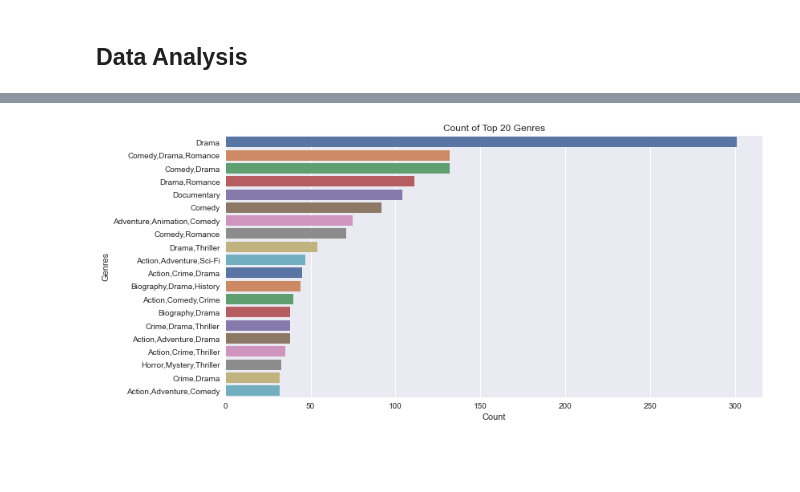
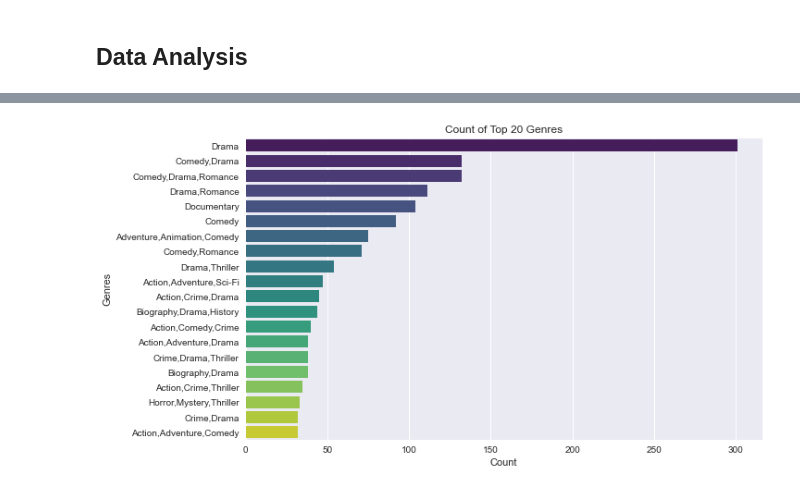
Before and after one commit to ayamjrio/Microsoft-Movie-Analysis, a Jupyter notebook: dsc-phase1-project-template.ipynb, the cells around one changed output, grey strips where cells are left out. Drawn from its saved outputs; the diff is of its cells as text; code cells hidden in the pictures; blank space fills up the shorter version.

```diff
--- a/dsc-phase1-project-template.ipynb
+++ b/dsc-phase1-project-template.ipynb
@@ -8,6 +8,8 @@ import seaborn as sns
 import numpy as np
 import sqlite3
 
+plt.style.use('seaborn')
+
 %matplotlib inline
 # %% [markdown]
 ## Reading the Datasets
@@ -250,6 +252,6 @@ bom_imdb['domestic_gross_in_million_$'] = bom_imdb['domestic_gross'] / 1e6
 bom_imdb['foreign_gross_in_million_$'] = bom_imdb['foreign_gross'] / 1e6
 bom_imdb['numvotes'] = bom_imdb['numvotes'].astype(float)
 # %%
-bom_imdb.drop(labels=['primary_title','studio','domestic_gross','foreign_gross','original_title','year','start_year'], axis=1, inplace=True)
+bom_imdb.drop(labels=['studio','domestic_gross','foreign_gross','original_title','year','start_year'], axis=1, inplace=True)
 bom_imdb.head()
 # %% [output]
@@ -317,12 +334,12 @@ Skew : 4.04
 # %%
 #Count plot for the top 20 genres
 top_genres = bom_imdb['genres'].value_counts().head(20)
 
-plt.figure(figsize=(12, 6))
+plt.figure(figsize=(10, 6))
 plt.title('Count of Top 20 Genres')
-sns.countplot(y='genres', data=bom_imdb, order=top_genres.index,palette='deep')
+sns.countplot(y='genres', data=bom_imdb, order=top_genres.index,palette='viridis')
 plt.xlabel('Count')
 plt.ylabel('Genres')
 plt.show()
 # %% [output]
-[figure, old version]
+[figure, new version]
```
Also changed, not shown: parts of 12 cells of this notebook.
